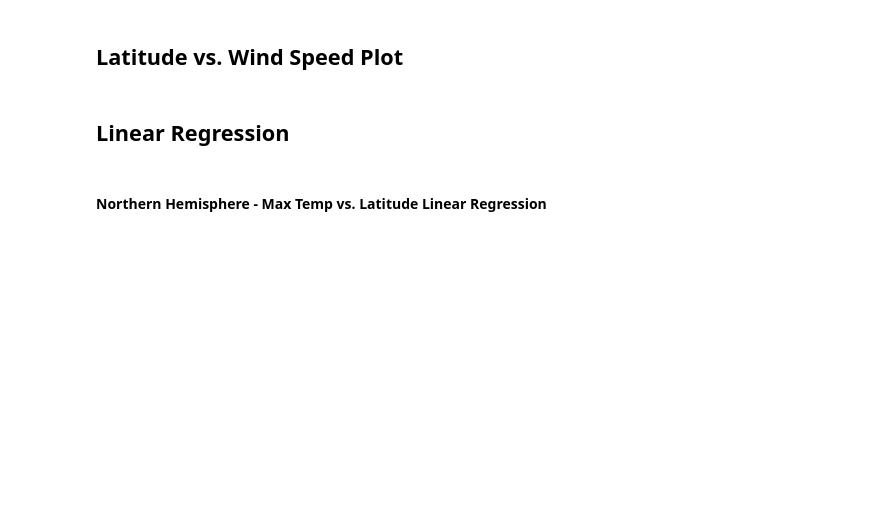
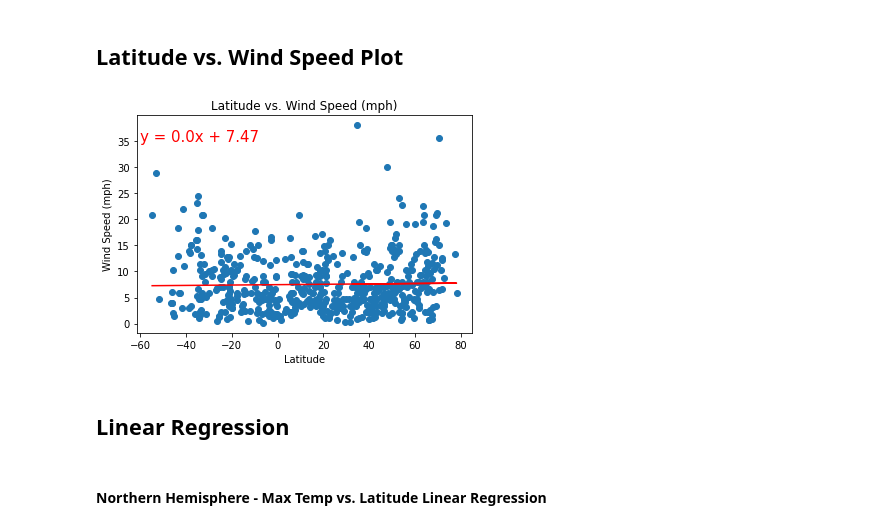
Before and after one commit to BNY-Lemon/python-api-challenge, a Jupyter notebook: WeatherPy/WeatherPy.ipynb, the cells around one changed output. Cells and saved outputs as stored; diff of their text form; code cells hidden in the pictures; blank space fills up the shorter version.

```diff
--- a/WeatherPy/WeatherPy.ipynb
+++ b/WeatherPy/WeatherPy.ipynb
@@ -217,3 +226,14 @@ plot_linear_regression(x_values, y_values, title, x_label, y_label, text_coordin
+# %%
+city_api_df["Wind Speed (mph)"] = city_api_df["Wind Speed (mph)"].fillna(0)
+x_values = city_api_df["Latitude"]
+y_values = city_api_df["Wind Speed (mph)"]
+title = "Latitude vs. Wind Speed (mph)"
+x_label = "Latitude"
+y_label = "Wind Speed (mph)"
+text_coordinates = (-60,35)
+plot_linear_regression(x_values, y_values, title, x_label, y_label, text_coordinates)
+# %% [output]
+[figure, added]
 # %% [markdown]
 ## Linear Regression
 # %%
```
Also changed, not shown: parts of 21 cells of this notebook, 14 other files.
